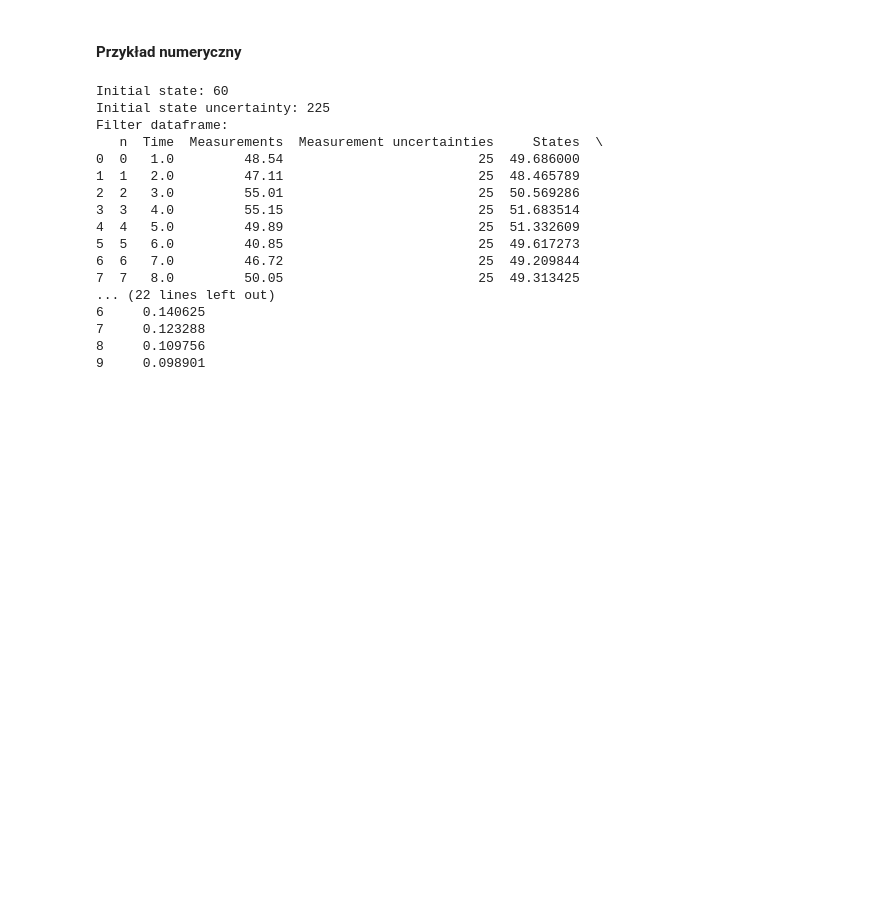
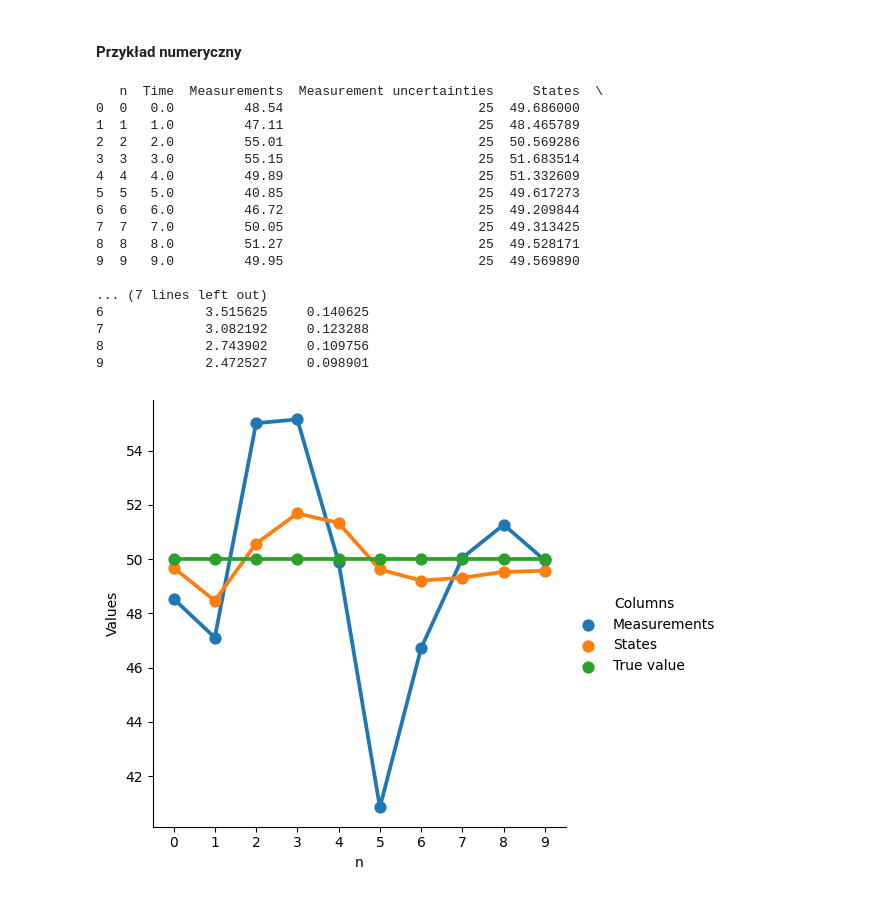
Before and after one commit to SteelPh0enix/magisterka-pollub, a Jupyter notebook: kalman_filter.ipynb, the cells around one changed output. Cells and saved outputs as stored; diff of their text form; code cells hidden in the pictures; blank space fills up the shorter version.

Commit message:
final changes for kalman filter workbook

```diff
--- a/kalman_filter.ipynb
+++ b/kalman_filter.ipynb
@@ -230,6 +230,11 @@ Poniżej algorytm w postaci kodu, oraz wynik jego działania
 # %%
 import pandas as pd
 import seaborn as sns
+
+
+def plot_points(dataframe: pd.DataFrame, x: str):
+    melted_dataframe = dataframe.melt(x, var_name="Columns", value_name="Values")
+    sns.catplot(data=melted_dataframe, x=x, y="Values", hue="Columns", kind="point")
 
 
 def factor(value_index: int) -> float:
@@ -262,11 +267,9 @@ df = pd.DataFrame(
     }
 )
 
-sns_df = df.melt("n", var_name="Columns", value_name="Values")
 
 print(df)
-
-sns.catplot(data=sns_df, x="n", y="Values", hue="Columns", kind="point")
+plot_points(df, "n")
 # %% [output]
    n  Measurements    Estimates  True value
 0  0          1030  1030.000000        1010
@@ -1388,13 +1377,14 @@ class BuildingHeightKalmanFilter:
     ) -> KalmanFilterUpdateResult:
         """`time_delta` is the time since last measurement."""
 
+        if len(self._predicted_states) == 0:
+            raise RuntimeError("Kalman filter is not initialized!")
+
         self._measurements.append(measurement)
         self._measurement_uncertainties.append(measurement_uncertainty)
 
         time_point = (
-            time_delta
-            if len(self._time_points) == 0
-            else self._time_points[-1] + time_delta
+            0 if len(self._time_points) == 0 else self._time_points[-1] + time_delta
         )
         self._time_points.append(time_point)
 
@@ -1483,7 +1473,8 @@ class BuildingHeightKalmanFilter:
     def predicted_state_uncertainties(self) -> List[float]:
         return self._predicted_state_uncertainties
 
-    def get_dataframe(self) -> pd.DataFrame:
+    @property
+    def dataframe(self) -> pd.DataFrame:
         measurements_amount = len(self._measurements)
 
         dataframe_dict = {
@@ -1492,10 +1483,8 @@ class BuildingHeightKalmanFilter:
             "Measurements": self._measurements,
             "Measurement uncertainties": self._measurement_uncertainties,
             "States": self._states,
-            "Predicted states": self._predicted_states[:-1],
             "State uncertainties": self._state_uncertainties,
-            "Predicted state uncertainties": self._predicted_state_uncertainties[:-1],
-            "Kalman gain": self._gains,
+            "Kalman Gain": self._gains,
         }
 
         return pd.DataFrame(dataframe_dict)
@@ -1525,35 +1514,49 @@ class BuildingHeightKalmanFilter:
 # %% [markdown]
 #### Przykład numeryczny
 # %%
+import seaborn as sns
+
 measurements = [48.54, 47.11, 55.01, 55.15, 49.89, 40.85, 46.72, 50.05, 51.27, 49.95]
 true_height = 50
 measurement_error = 5
 initial_state = 60
 initial_state_error = 15
 
 initial_state_uncertainty = initial_state_error**2
 measurement_uncertainty = measurement_error**2
 
 filter = BuildingHeightKalmanFilter(initial_state, initial_state_uncertainty)
 
 for measurement in measurements:
     # time doesn't matter here, so we just set it to any value
     filter.update(measurement, measurement_uncertainty, 1.0)
+
+
+filter_data = filter.dataframe
+
+print(filter_data)
+
+state_data = filter_data[["n", "Measurements", "States"]]
+true_value_data = pd.DataFrame({"True value": [true_height] * len(filter.measurements)})
+state_data_with_true_value = pd.concat([state_data, true_value_data], axis=1)
+
+plot_points(state_data_with_true_value, "n")
 # %% [output]
-Initial state: 60
-Initial state uncertainty: 225
-Filter dataframe:
    n  Time  Measurements  Measurement uncertainties     States  \
-0  0   1.0         48.54                         25  49.686000
-1  1   2.0         47.11                         25  48.465789
-2  2   3.0         55.01                         25  50.569286
-3  3   4.0         55.15                         25  51.683514
-4  4   5.0         49.89                         25  51.332609
-5  5   6.0         40.85                         25  49.617273
-6  6   7.0         46.72                         25  49.209844
-7  7   8.0         50.05                         25  49.313425
-... (22 lines left out)
-6     0.140625
-7     0.123288
-8     0.109756
-9     0.098901
+0  0   0.0         48.54                         25  49.686000
+1  1   1.0         47.11                         25  48.465789
+2  2   2.0         55.01                         25  50.569286
+3  3   3.0         55.15                         25  51.683514
+4  4   4.0         49.89                         25  51.332609
+5  5   5.0         40.85                         25  49.617273
+6  6   6.0         46.72                         25  49.209844
+7  7   7.0         50.05                         25  49.313425
+8  8   8.0         51.27                         25  49.528171
+9  9   9.0         49.95                         25  49.569890
+
+... (7 lines left out)
+6             3.515625     0.140625
+7             3.082192     0.123288
+8             2.743902     0.109756
+9             2.472527     0.098901
+[figure, added]
```
Also changed, not shown: parts of 18 cells of this notebook.
